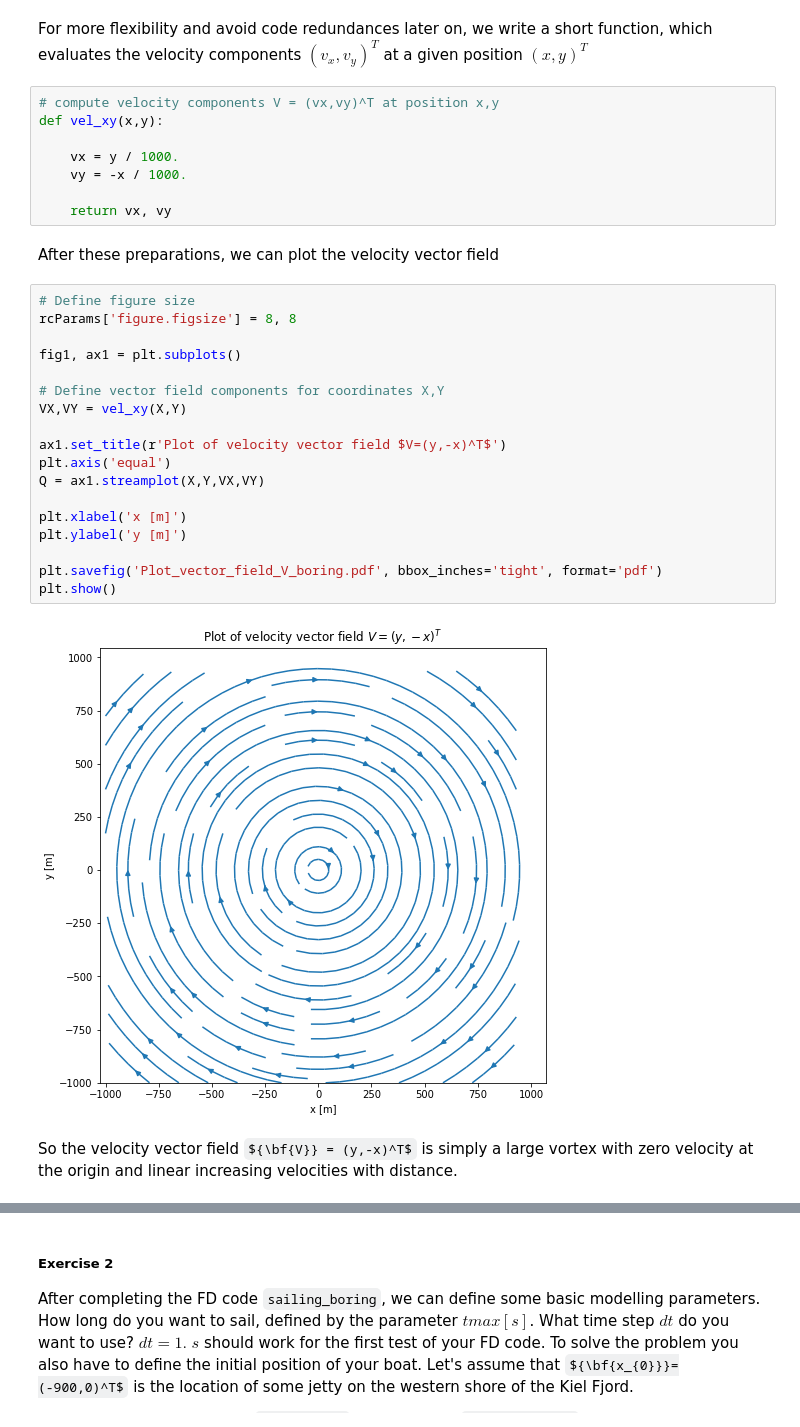
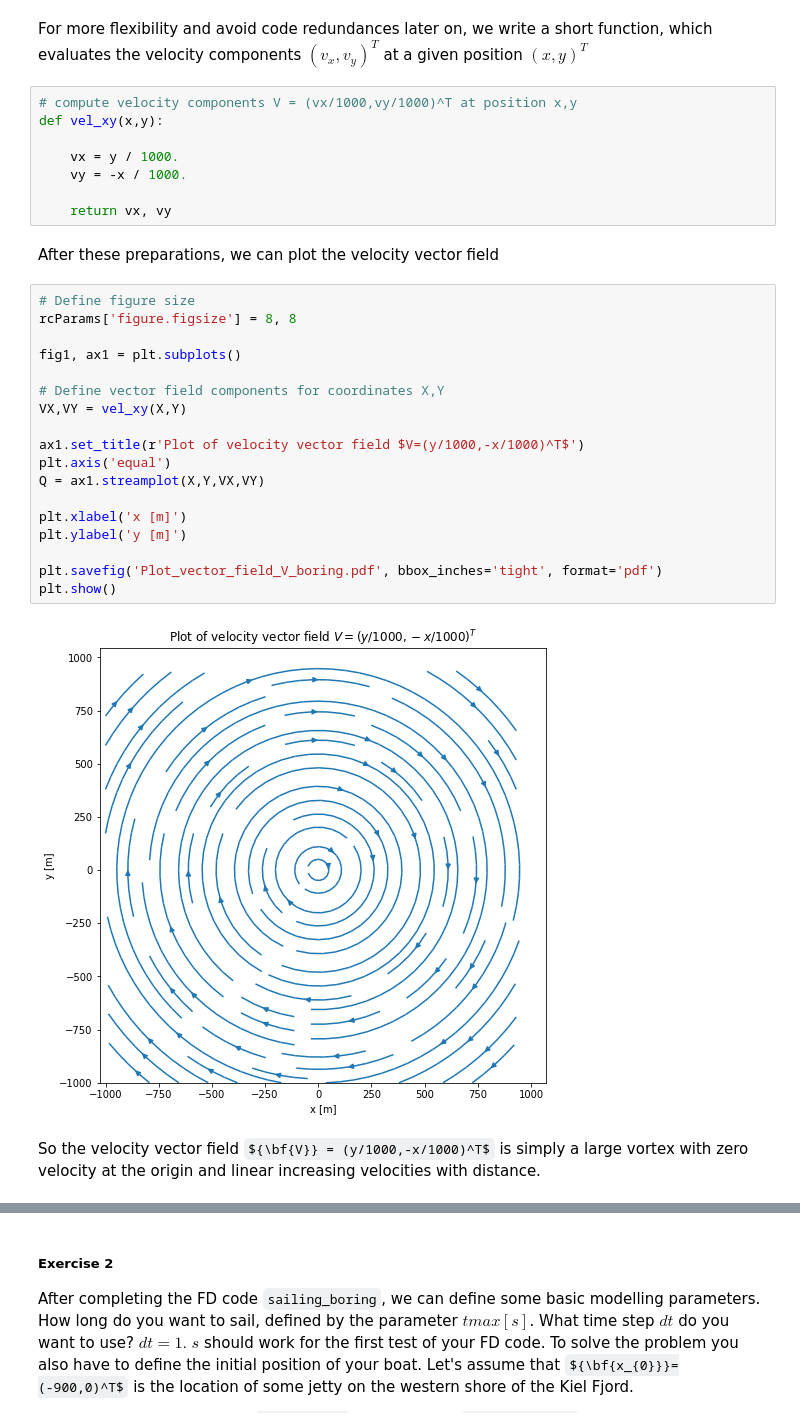
Before and after one commit to daniel-koehn/Differential-equations-earth-system, a Jupyter notebook: 02_finite_difference_intro/3_fd_ODE_example_sailing_wo_wind.ipynb, the cells around one changed output, grey strips where cells are left out. Saved outputs shown, nothing was run; the diff lists cells and outputs as text; some formulas as TeX source.

```diff
--- a/02_finite_difference_intro/3_fd_ODE_example_sailing_wo_wind.ipynb
+++ b/02_finite_difference_intro/3_fd_ODE_example_sailing_wo_wind.ipynb
@@ -90,7 +90,7 @@ X, Y = np.meshgrid(np.arange(x1, x2, dh), np.arange(x1, x2, dh))
 # %% [markdown]
 For more flexibility and avoid code redundances later on, we write a short function, which evaluates the velocity components $(v_x,v_y)^T$ at a given position $(x,y)^T$
 # %%
-# compute velocity components V = (vx,vy)^T at position x,y
+# compute velocity components V = (vx/1000,vy/1000)^T at position x,y
 def vel_xy(x,y):
 
     vx = y / 1000.
@@ -102,23 +102,23 @@ After these preparations, we can plot the velocity vector field
 # %%
 # Define figure size
 rcParams['figure.figsize'] = 8, 8
 
 fig1, ax1 = plt.subplots()
 
 # Define vector field components for coordinates X,Y
 VX,VY = vel_xy(X,Y)
 
-ax1.set_title(r'Plot of velocity vector field $V=(y,-x)^T$')
+ax1.set_title(r'Plot of velocity vector field $V=(y/1000,-x/1000)^T$')
 plt.axis('equal')
 Q = ax1.streamplot(X,Y,VX,VY)
 
 plt.xlabel('x [m]')
 plt.ylabel('y [m]')
 
 plt.savefig('Plot_vector_field_V_boring.pdf', bbox_inches='tight', format='pdf')
 plt.show()
 # %% [output]
-[figure, old version]
+[figure, new version]
 # %% [markdown]
-So the velocity vector field ${\bf{V}} = (y,-x)^T$ is simply a large vortex with zero velocity at the origin and linear increasing velocities with distance.
+So the velocity vector field ${\bf{V}} = (y/1000,-x/1000)^T$ is simply a large vortex with zero velocity at the origin and linear increasing velocities with distance.
 # %% [markdown]
```
Also changed, not shown: parts of 3 cells of this notebook, 1 other file.
